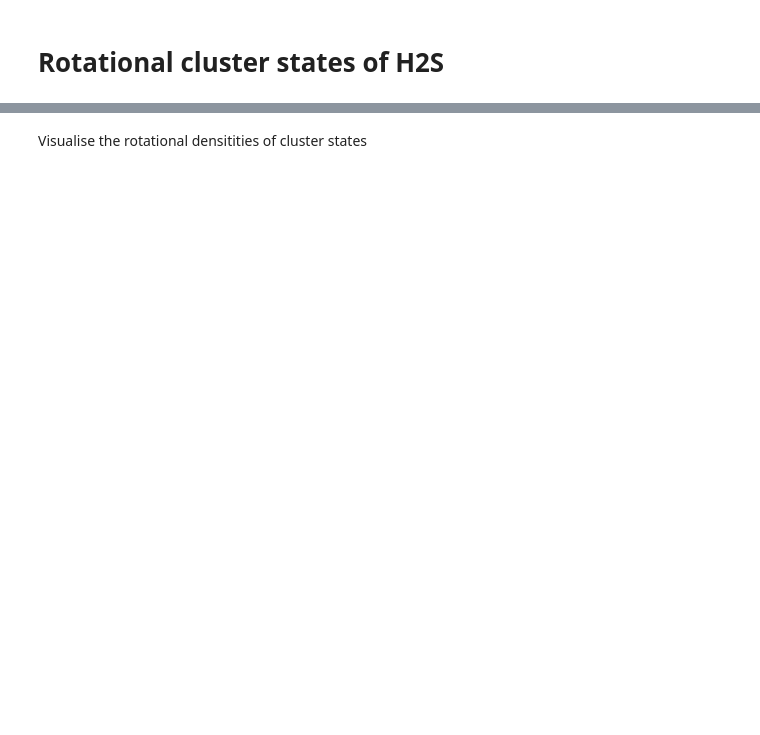
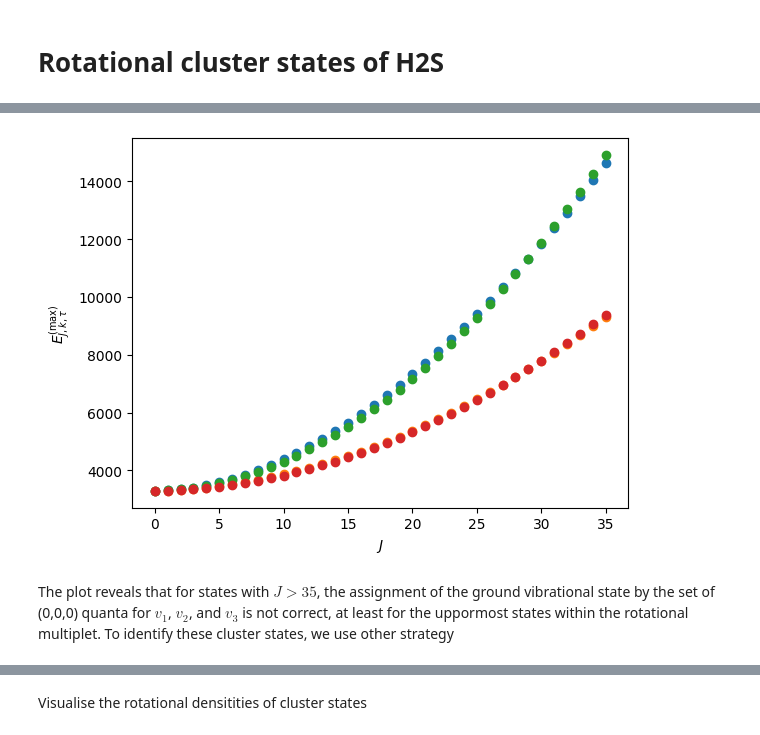
Before and after one commit to robochimps/rotational_clusters, a Jupyter notebook: h2s_clusters.ipynb, the cells around one changed output, grey strips where cells are left out. Saved outputs shown, nothing was run; the diff lists cells and outputs as text; code cells hidden in the pictures; blank space fills up the shorter version.

```diff
--- a/h2s_clusters.ipynb
+++ b/h2s_clusters.ipynb
@@ -14 +87,31 @@ Read file with rovibrational energies of H2S, produced by `h2s_rovib.ipynb`, ide
+# %%
+upper_enr = np.array(
+    [states[-1][2] for j, states in rot_states.items() if j <= 35]
+)
+lower_enr = np.array(
+    [states[0][2] for j, states in rot_states.items() if j <= 35]
+)
+j_list = np.array([j for j in rot_states.keys() if j <= 35])
+
+zpe = upper_enr[0]
+b_const_upper = np.sum((upper_enr-zpe) * j_list * (j_list+1) ) / np.sum(
+    j_list**2 * (j_list +1)**2
+)
+b_const_lower = np.sum((lower_enr - zpe) * j_list * (j_list + 1)) / np.sum(
+    j_list**2 * (j_list + 1) ** 2
+)
+upper_enr_func = lambda j: zpe + b_const_upper * j * (j+1)
+lower_enr_func = lambda j: zpe + b_const_lower * j * (j + 1)
+
+plt.scatter(j_list, upper_enr)
+plt.scatter(j_list, lower_enr)
+plt.scatter(j_list, [upper_enr_func(j) for j in j_list])
+plt.scatter(j_list, [lower_enr_func(j) for j in j_list])
+plt.xlabel("$J$")
+plt.ylabel("$E_{J,k,\\tau}^\\text{(max)}$")
+plt.show()
+# %% [output]
+[figure, added]
+# %% [markdown]
+The plot reveals that for states with $J>35$, the assignment of the ground vibrational state by the set of (0,0,0) quanta for $v_1$, $v_2$, and $v_3$ is not correct, at least for the uppormost states within the rotational multiplet. To identify these cluster states, we use other strategy
 # %%
```
Also changed, not shown: parts of 16 cells of this notebook.
